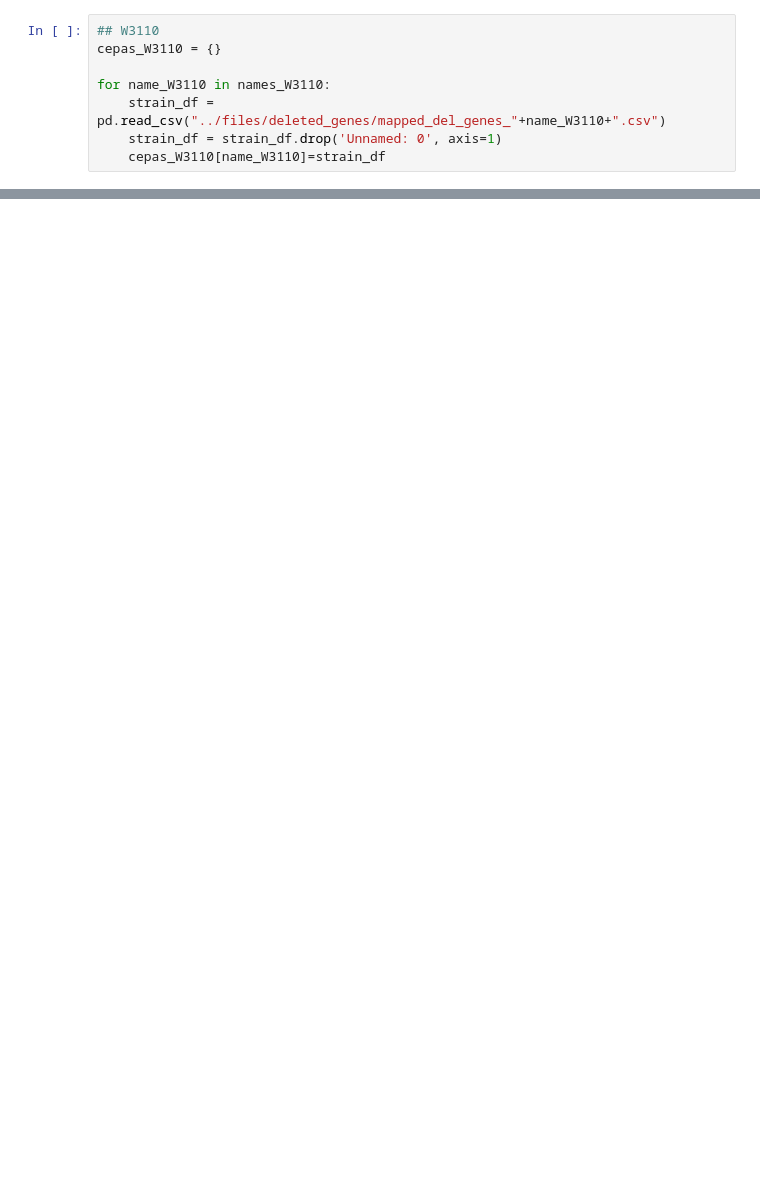
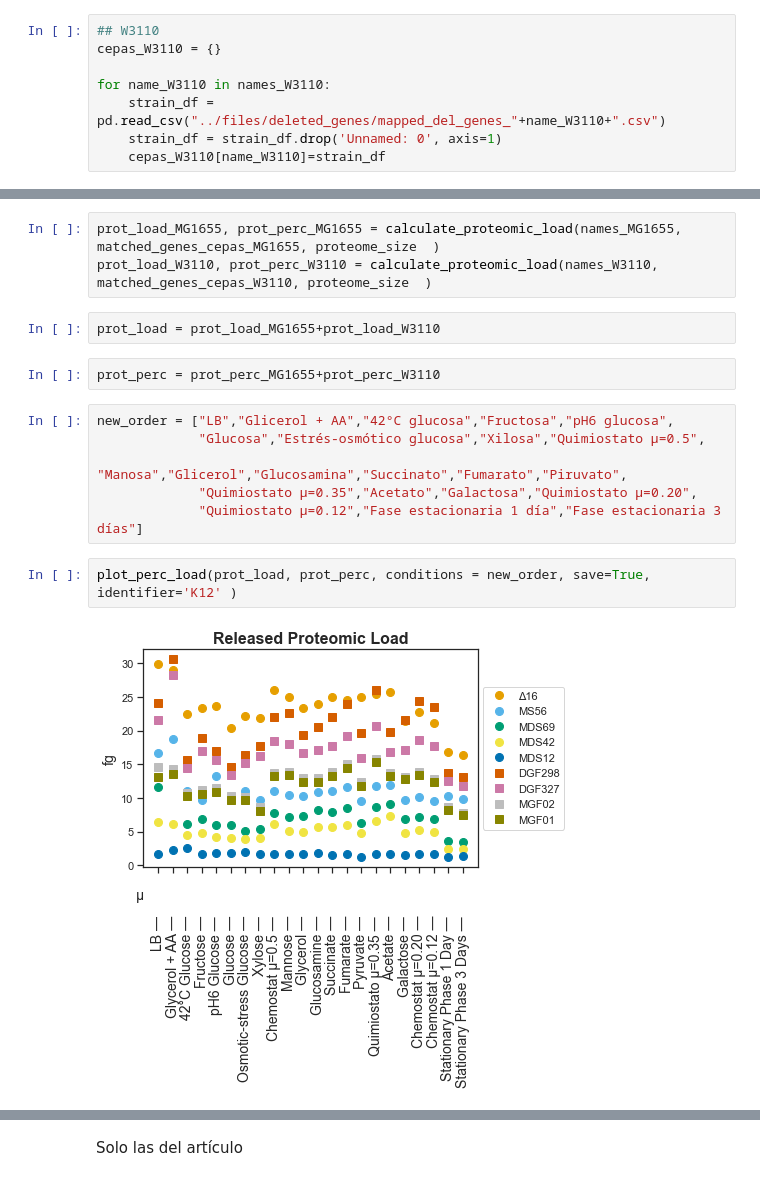
Before and after one commit to utrillalab/Cell_Resource_Minimization_Strategies, a Jupyter notebook: src/Genome_vs_proteome.ipynb, the cells around one changed output, grey strips where cells are left out. Cells and saved outputs as stored; diff of their text form; blank space fills up the shorter version.

Commit message:
Se agregó el plot de porcentaje automatizado para todas o para algunas cepas/condiciones

```diff
--- a/src/Genome_vs_proteome.ipynb
+++ b/src/Genome_vs_proteome.ipynb
@@ -102,0 +114,17 @@ for n in range(len(prot_perc)):
+# %%
+prot_load_MG1655, prot_perc_MG1655 = calculate_proteomic_load(names_MG1655, matched_genes_cepas_MG1655, proteome_size  )
+prot_load_W3110, prot_perc_W3110 = calculate_proteomic_load(names_W3110, matched_genes_cepas_W3110, proteome_size  )
+# %%
+prot_load = prot_load_MG1655+prot_load_W3110
+# %%
+prot_perc = prot_perc_MG1655+prot_perc_W3110
+# %%
+new_order = ["LB","Glicerol + AA","42°C glucosa","Fructosa","pH6 glucosa",
+             "Glucosa","Estrés-osmótico glucosa","Xilosa","Quimiostato µ=0.5",
+             "Manosa","Glicerol","Glucosamina","Succinato","Fumarato","Piruvato",
+             "Quimiostato µ=0.35","Acetato","Galactosa","Quimiostato µ=0.20",
+             "Quimiostato µ=0.12","Fase estacionaria 1 día","Fase estacionaria 3 días"]
+# %%
+plot_perc_load(prot_load, prot_perc, conditions = new_order, save=True, identifier='K12' )
+# %% [output]
+[figure, added]
@@ -102,0 +132,2 @@ for n in range(len(prot_perc)):
+# %% [markdown]
+Solo las del artículo
```
Also changed, not shown: parts of 16 cells of this notebook, 7 other files.
